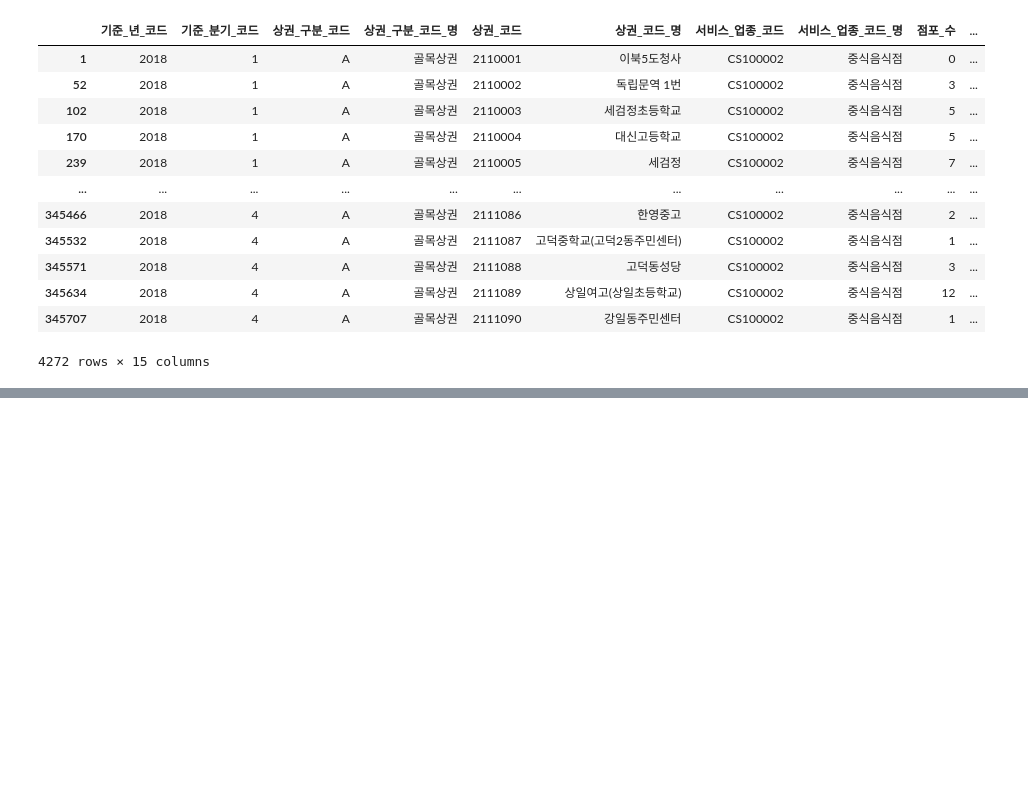
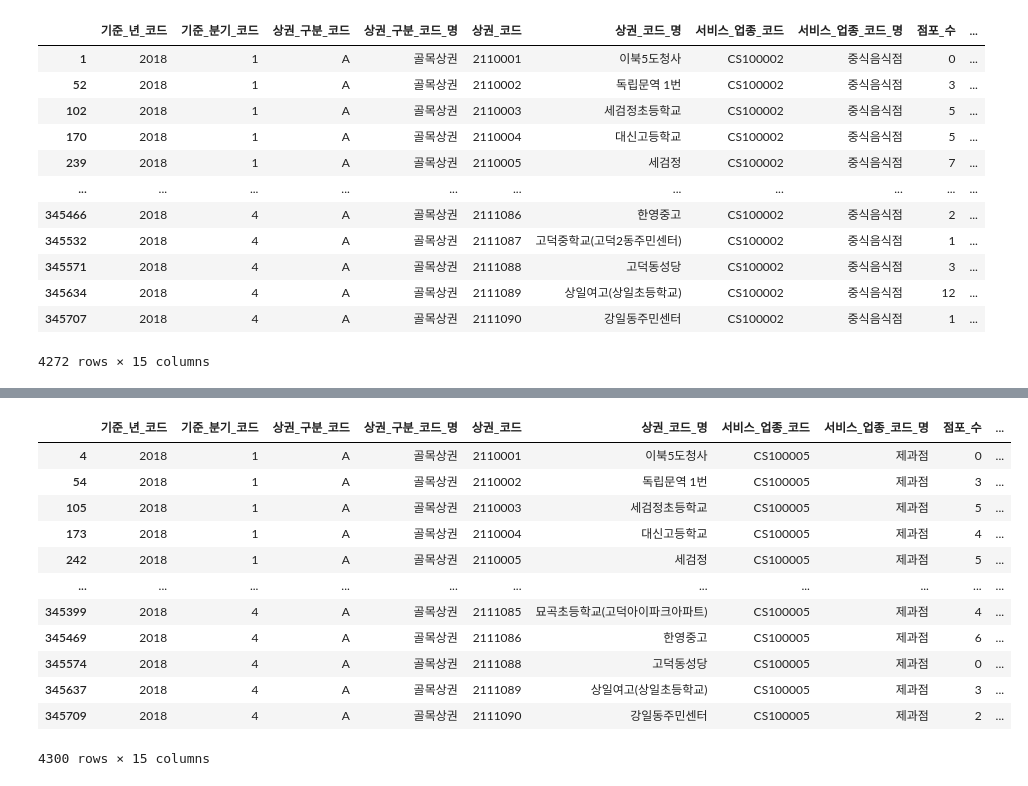
Before and after one commit to JinHwanJ/JIN_GIT, a Jupyter notebook: 2018식당개업폐업.ipynb, the cells around one changed output, grey strips where cells are left out. Saved outputs shown, nothing was run; the diff lists cells and outputs as text; code cells hidden in the pictures; blank space fills up the shorter version.

```diff
--- a/2018식당개업폐업.ipynb
+++ b/2018식당개업폐업.ipynb
@@ -132,0 +188,18 @@ df[filt2]
+# %%
+#'제과점'
+filt5 = df['서비스_업종_코드'] == 'CS100005'
+df[filt5]
+# %% [output]
+|  | 기준_년_코드 | 기준_분기_코드 | 상권_구분_코드 | 상권_구분_코드_명 | 상권_코드 | 상권_코드_명 | 서비스_업종_코드 | 서비스_업종_코드_명 | 점포_수 | ... |
+| 4 | 2018 | 1 | A | 골목상권 | 2110001 | 이북5도청사 | CS100005 | 제과점 | 0 | ... |
+| 54 | 2018 | 1 | A | 골목상권 | 2110002 | 독립문역 1번 | CS100005 | 제과점 | 3 | ... |
+| 105 | 2018 | 1 | A | 골목상권 | 2110003 | 세검정초등학교 | CS100005 | 제과점 | 5 | ... |
+| 173 | 2018 | 1 | A | 골목상권 | 2110004 | 대신고등학교 | CS100005 | 제과점 | 4 | ... |
+| 242 | 2018 | 1 | A | 골목상권 | 2110005 | 세검정 | CS100005 | 제과점 | 5 | ... |
+| ... | ... | ... | ... | ... | ... | ... | ... | ... | ... | ... |
+| 345399 | 2018 | 4 | A | 골목상권 | 2111085 | 묘곡초등학교(고덕아이파크아파트) | CS100005 | 제과점 | 4 | ... |
+| 345469 | 2018 | 4 | A | 골목상권 | 2111086 | 한영중고 | CS100005 | 제과점 | 6 | ... |
+| 345574 | 2018 | 4 | A | 골목상권 | 2111088 | 고덕동성당 | CS100005 | 제과점 | 0 | ... |
+| 345637 | 2018 | 4 | A | 골목상권 | 2111089 | 상일여고(상일초등학교) | CS100005 | 제과점 | 3 | ... |
+| 345709 | 2018 | 4 | A | 골목상권 | 2111090 | 강일동주민센터 | CS100005 | 제과점 | 2 | ... |
+4300 rows × 15 columns
```
Also changed, not shown: parts of 8 cells of this notebook.
